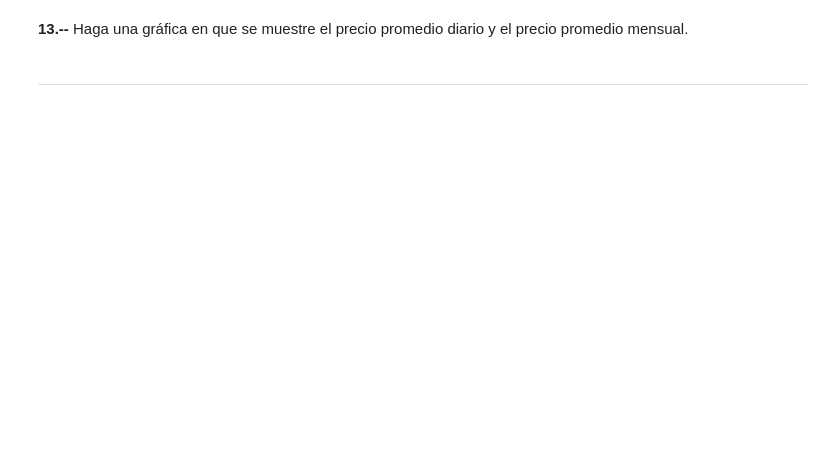
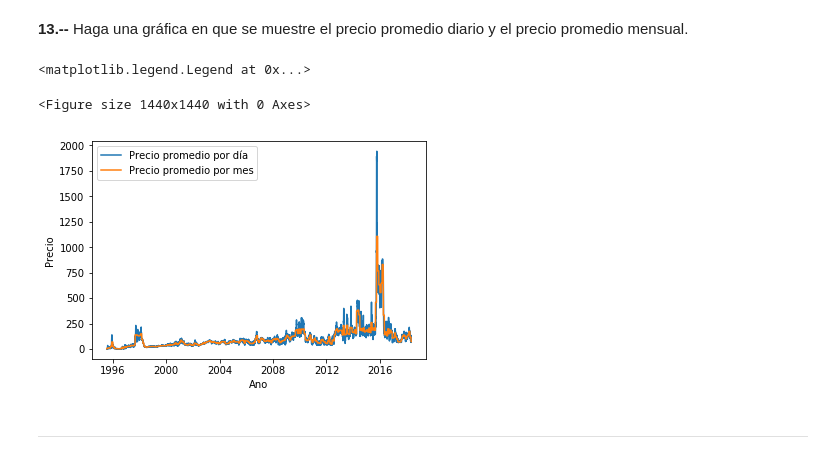
Before and after one commit to cda-2019-01/lab-analisis-exploratorio-de-datos-sagomezza, a Jupyter notebook: LAB-precios-electricidad.ipynb, the cells around one changed output. Drawn from its saved outputs; the diff is of its cells as text; code cells hidden in the pictures; blank space fills up the shorter version.

```diff
--- a/LAB-precios-electricidad.ipynb
+++ b/LAB-precios-electricidad.ipynb
@@ -189,4 +215,35 @@ Text(0, 0.5, 'Datos')
 # %% [markdown]
 **13.--** Haga una gráfica en que se muestre el precio promedio diario y el precio promedio mensual.
+# %%
+dfMonth =  noRepeated.copy()
+dfMonth['Fecha'] = pd.to_datetime(dfMonth['Fecha'])
+dfMonth['Mes'] =  dfMonth[['Fecha']].apply(lambda x: dt.datetime.strftime(x['Fecha'], '%m'), axis=1)
+dfMonth['Ano'] =  dfMonth[['Fecha']].apply(lambda x: dt.datetime.strftime(x['Fecha'], '%Y'), axis=1)
+dfAnoxMes = dfMonth.groupby(['Mes','Ano']).agg({'Precio': np.mean})
+dfAnoxMes.reset_index(inplace=True)
+dfAnoxMes.columns = ['Mes','Ano','Promedio_Por_Mes']
+# %%
+dfDay = noRepeated.copy()
+dfDay['Fecha'] = pd.to_datetime(dfDay['Fecha'])
+dfDay = dfDay.groupby('Fecha').agg({'Precio': np.mean})
+dfDay.reset_index(inplace=True)
+dfDay.columns = ['Fecha','Precio_Por_Dia']
+# %%
+dfMerge = pd.merge(dfAnoxMes, dfMonth, on = ['Mes','Ano'], how ='inner')
+dfMerge = pd.merge(dfMerge, dfDay, on = ['Fecha'], how ='inner')
+dfGraf = dfMerge.groupby('Fecha').agg({'Precio_Por_Dia': np.mean,'Promedio_Por_Mes': np.mean})
+# %%
+plt.figure(figsize=(20, 20))
+fig, ax = plt.subplots()
+ax.plot((dfGraf.index.tolist()), dfGraf['Precio_Por_Dia'], label="Precio promedio por día")
+ax.plot((dfGraf.index.tolist()), dfGraf['Promedio_Por_Mes'], label="Precio promedio por mes")
+plt.xlabel("Ano")
+plt.ylabel("Precio")
+
+ax.legend()
+# %% [output]
+<matplotlib.legend.Legend at 0x...>
+<Figure size 1440x1440 with 0 Axes>
+[figure, added]
 # %% [markdown]
 ---
```
Also changed, not shown: parts of 1 cell of this notebook.
